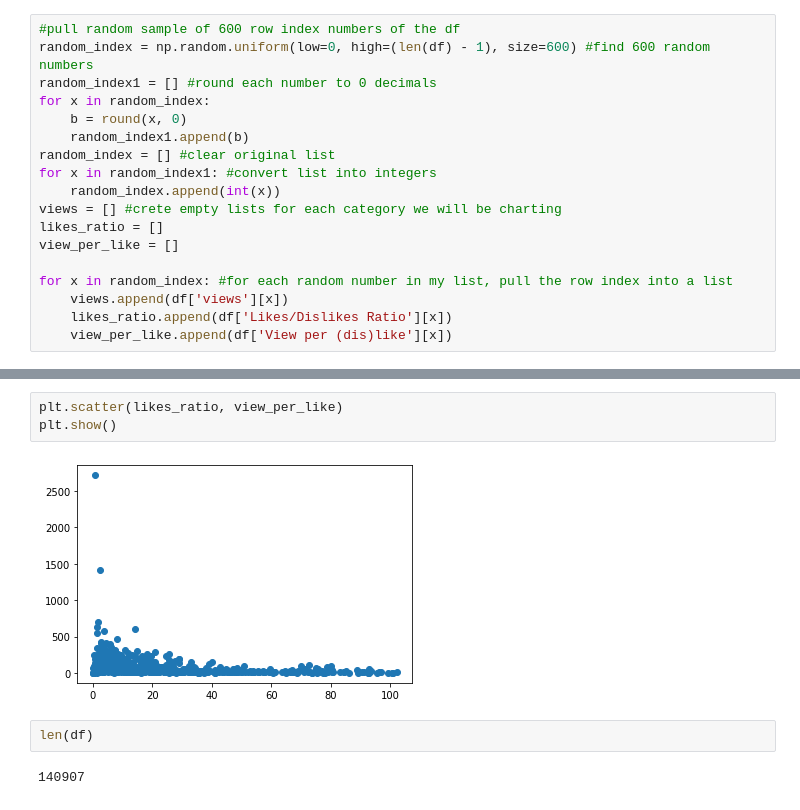
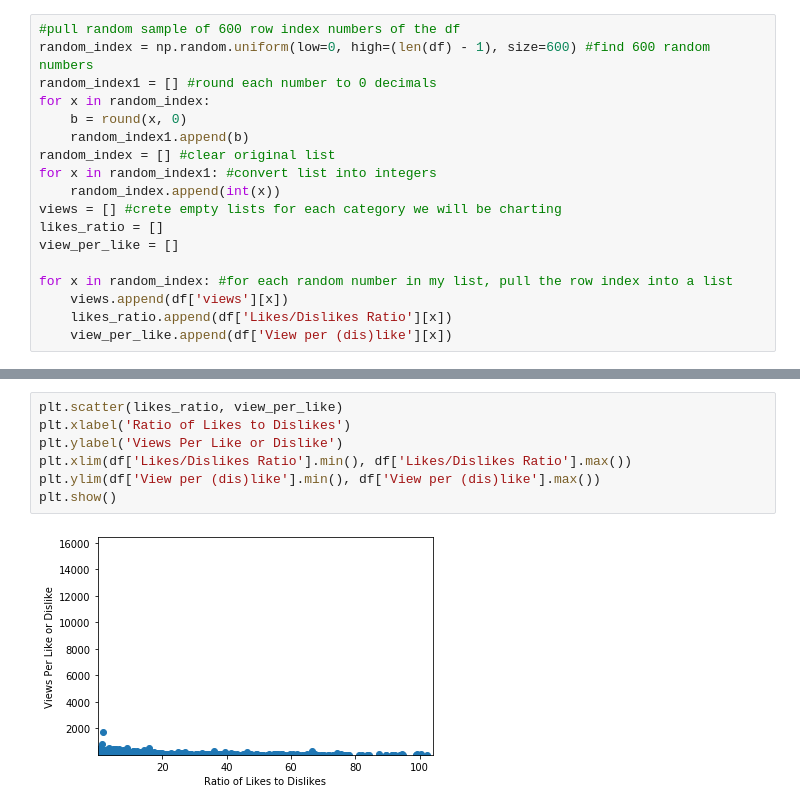
Before and after one commit to jherberg462/python-project, a Jupyter notebook: comparing_ratio_of_likes_dislikes_to_views.ipynb, the cells around one changed output, grey strips where cells are left out. Saved outputs shown, nothing was run; the diff lists cells and outputs as text.

```diff
--- a/comparing_ratio_of_likes_dislikes_to_views.ipynb
+++ b/comparing_ratio_of_likes_dislikes_to_views.ipynb
@@ -135,9 +142,9 @@ plt.show()
-# %%
-plt.scatter(likes_ratio, view_per_like)
-plt.show()
-# %% [output]
-[figure, removed]
-# %%
-len(df)
-# %% [output]
-140907
+# %%
+plt.scatter(likes_ratio, view_per_like)
+plt.xlabel('Ratio of Likes to Dislikes')
+plt.ylabel('Views Per Like or Dislike')
+plt.xlim(df['Likes/Dislikes Ratio'].min(), df['Likes/Dislikes Ratio'].max())
+plt.ylim(df['View per (dis)like'].min(), df['View per (dis)like'].max())
+plt.show()
+# %% [output]
+[figure, added]
```
Also changed, not shown: parts of 5 cells of this notebook.
